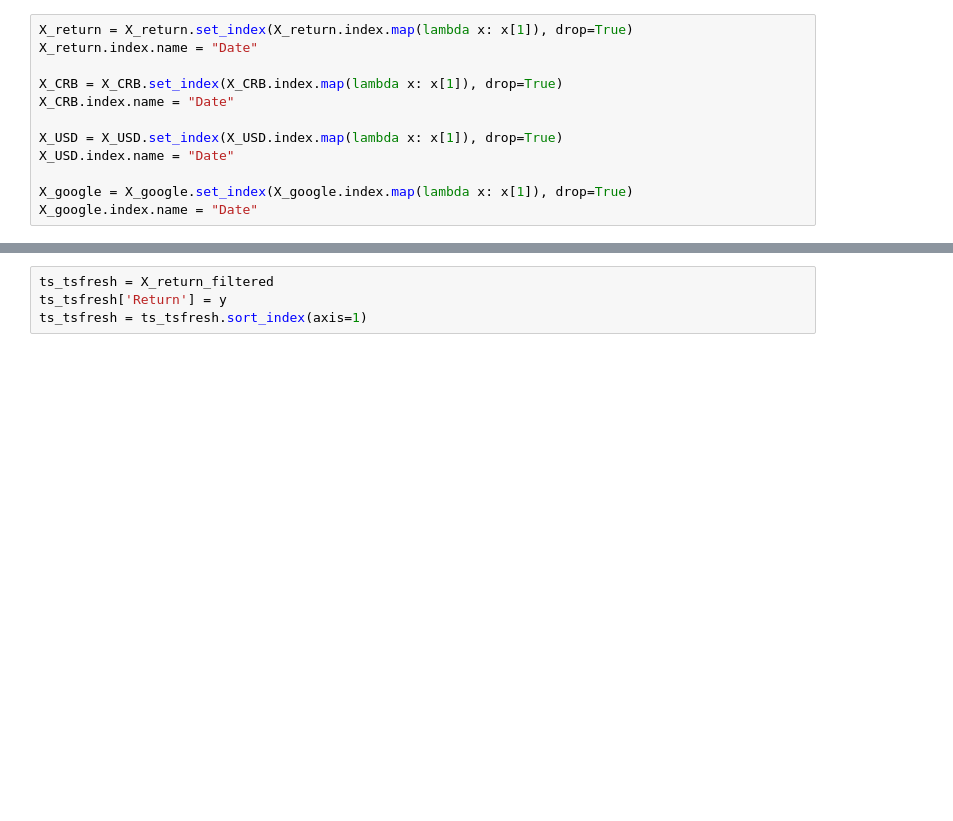
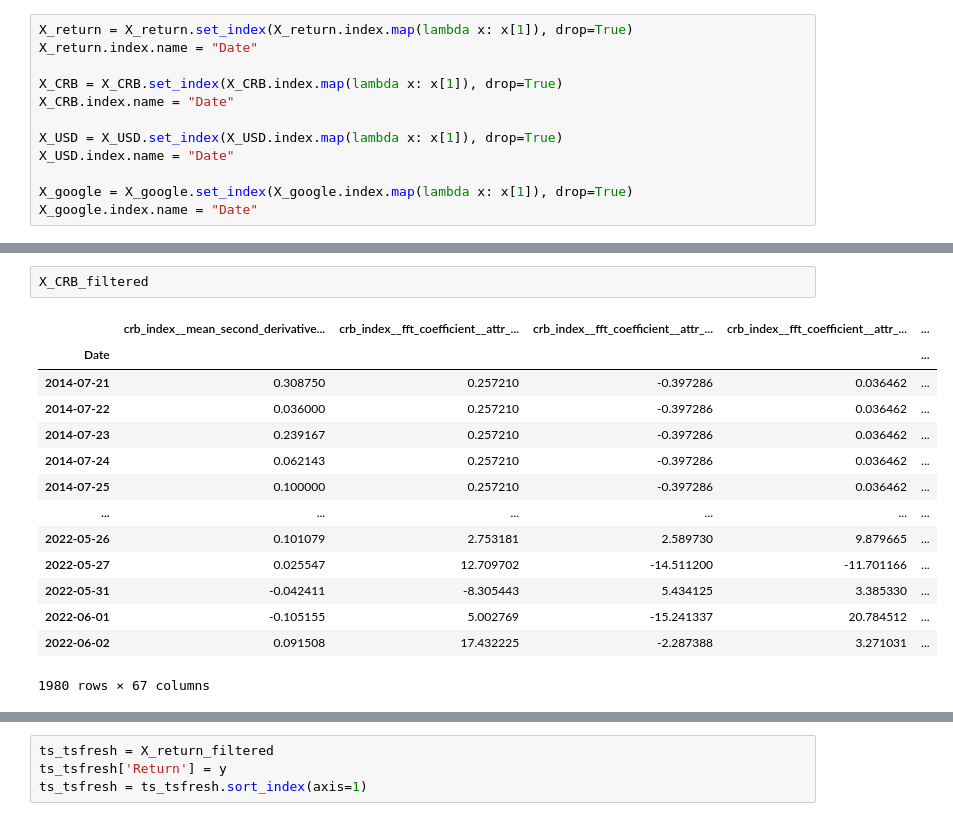
Before and after one commit to joaqsgonzales/tsa_final_project, a Jupyter notebook: Integrating tsFresh with Deep Learning Models.ipynb, the cells around one changed output, grey strips where cells are left out. Drawn from its saved outputs; the diff is of its cells as text; blank space fills up the shorter version.

```diff
--- a/Integrating tsFresh with Deep Learning Models.ipynb
+++ b/Integrating tsFresh with Deep Learning Models.ipynb
@@ -692,0 +807,17 @@ X_google_filtered = select_features(X_google, y)
+# %%
+X_CRB_filtered
+# %% [output]
+|  | crb_index__mean_second_derivative... | crb_index__fft_coefficient__attr_... | crb_index__fft_coefficient__attr_... | crb_index__fft_coefficient__attr_... | ... |
+| Date |  |  |  |  | ... |
+| 2014-07-21 | 0.308750 | 0.257210 | -0.397286 | 0.036462 | ... |
+| 2014-07-22 | 0.036000 | 0.257210 | -0.397286 | 0.036462 | ... |
+| 2014-07-23 | 0.239167 | 0.257210 | -0.397286 | 0.036462 | ... |
+| 2014-07-24 | 0.062143 | 0.257210 | -0.397286 | 0.036462 | ... |
+| 2014-07-25 | 0.100000 | 0.257210 | -0.397286 | 0.036462 | ... |
+| ... | ... | ... | ... | ... | ... |
+| 2022-05-26 | 0.101079 | 2.753181 | 2.589730 | 9.879665 | ... |
+| 2022-05-27 | 0.025547 | 12.709702 | -14.511200 | -11.701166 | ... |
+| 2022-05-31 | -0.042411 | -8.305443 | 5.434125 | 3.385330 | ... |
+| 2022-06-01 | -0.105155 | 5.002769 | -15.241337 | 20.784512 | ... |
+| 2022-06-02 | 0.091508 | 17.432225 | -2.287388 | 3.271031 | ... |
+1980 rows × 67 columns
```
Also changed, not shown: parts of 46 cells of this notebook.
